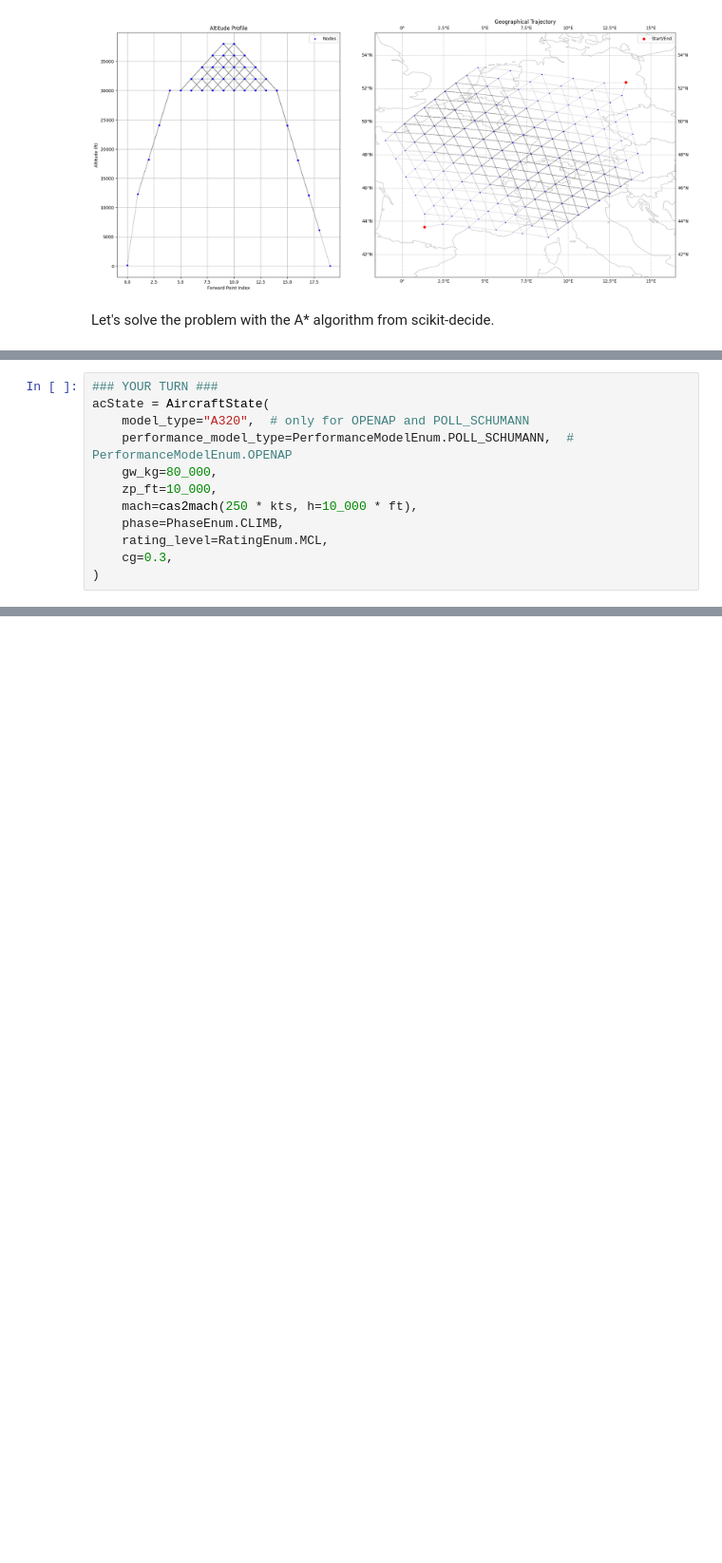
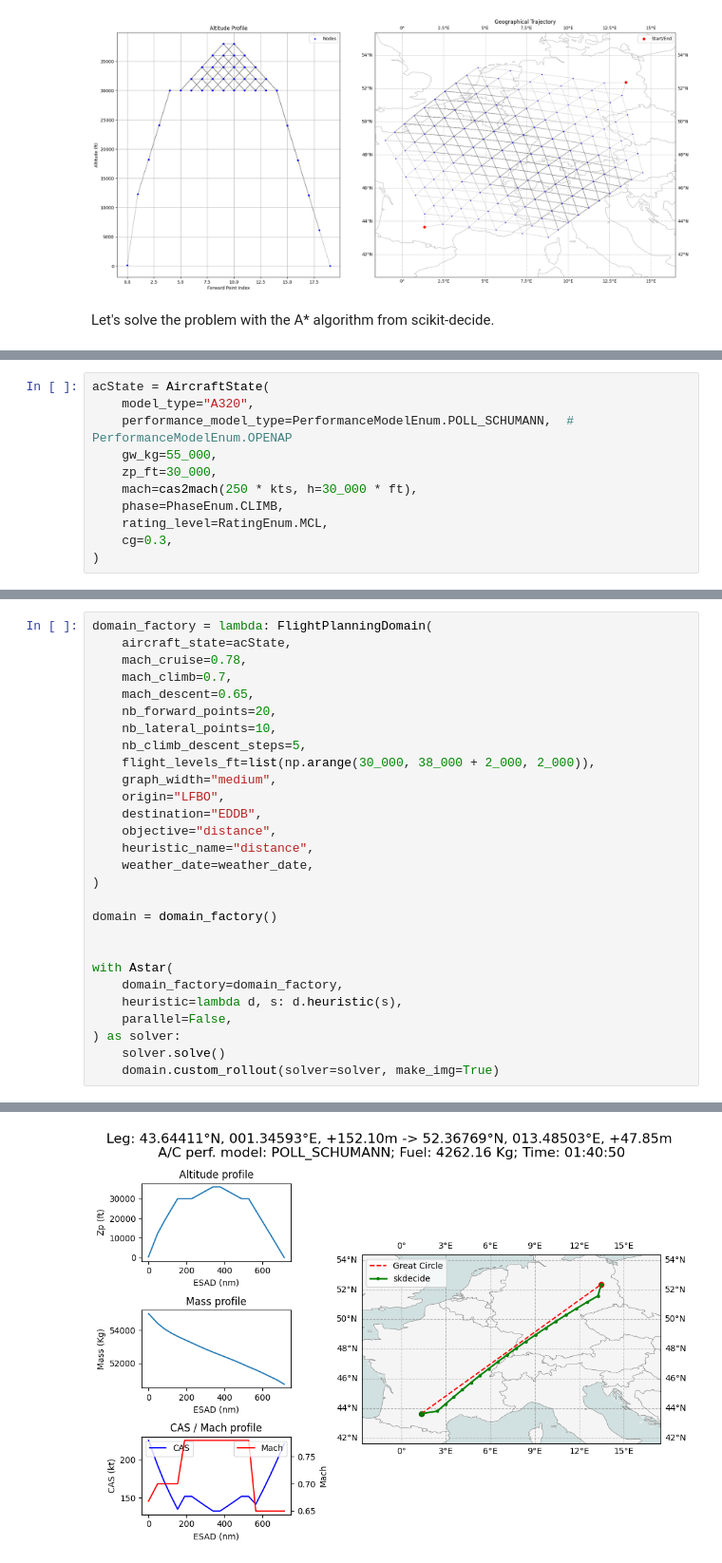
Before and after one commit to C-W-Evans/planning, a Jupyter notebook: planning_tp_2.ipynb, the cells around one changed output, grey strips where cells are left out. Shown at 95% size. Drawn from its saved outputs; the diff is of its cells as text; blank space fills up the shorter version.

```diff
--- a/planning_tp_2.ipynb
+++ b/planning_tp_2.ipynb
@@ -191,11 +185,10 @@ Study the impact of aircraft weight, altitude and speed on the resulting traject
 # %%
-### YOUR TURN ###
 acState = AircraftState(
-    model_type="A320",  # only for OPENAP and POLL_SCHUMANN
+    model_type="A320",
     performance_model_type=PerformanceModelEnum.POLL_SCHUMANN,  # PerformanceModelEnum.OPENAP
-    gw_kg=80_000,
-    zp_ft=10_000,
-    mach=cas2mach(250 * kts, h=10_000 * ft),
+    gw_kg=55_000,
+    zp_ft=30_000,
+    mach=cas2mach(250 * kts, h=30_000 * ft),
     phase=PhaseEnum.CLIMB,
     rating_level=RatingEnum.MCL,
     cg=0.3,
@@ -229,0 +196,29 @@ with Astar(
+# %%
+domain_factory = lambda: FlightPlanningDomain(
+    aircraft_state=acState,
+    mach_cruise=0.78,
+    mach_climb=0.7,
+    mach_descent=0.65,
+    nb_forward_points=20,
+    nb_lateral_points=10,
+    nb_climb_descent_steps=5,
+    flight_levels_ft=list(np.arange(30_000, 38_000 + 2_000, 2_000)),
+    graph_width="medium",
+    origin="LFBO",
+    destination="EDDB",
+    objective="distance",
+    heuristic_name="distance",
+    weather_date=weather_date,
+)
+
+domain = domain_factory()
+
+
+with Astar(
+    domain_factory=domain_factory,
+    heuristic=lambda d, s: d.heuristic(s),
+    parallel=False,
+) as solver:
+    solver.solve()
+    domain.custom_rollout(solver=solver, make_img=True)
+# %% [output]
@@ -229,0 +226 @@ with Astar(
+[figure, added]
```
Also changed, not shown: parts of 36 cells of this notebook.
